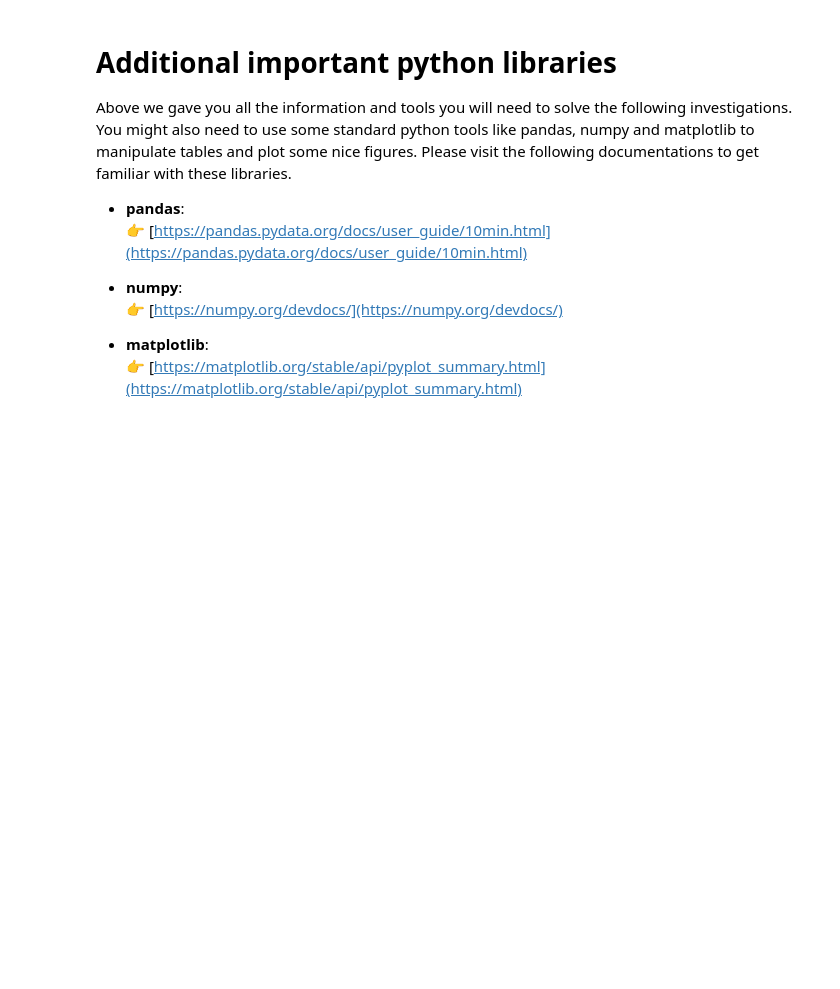
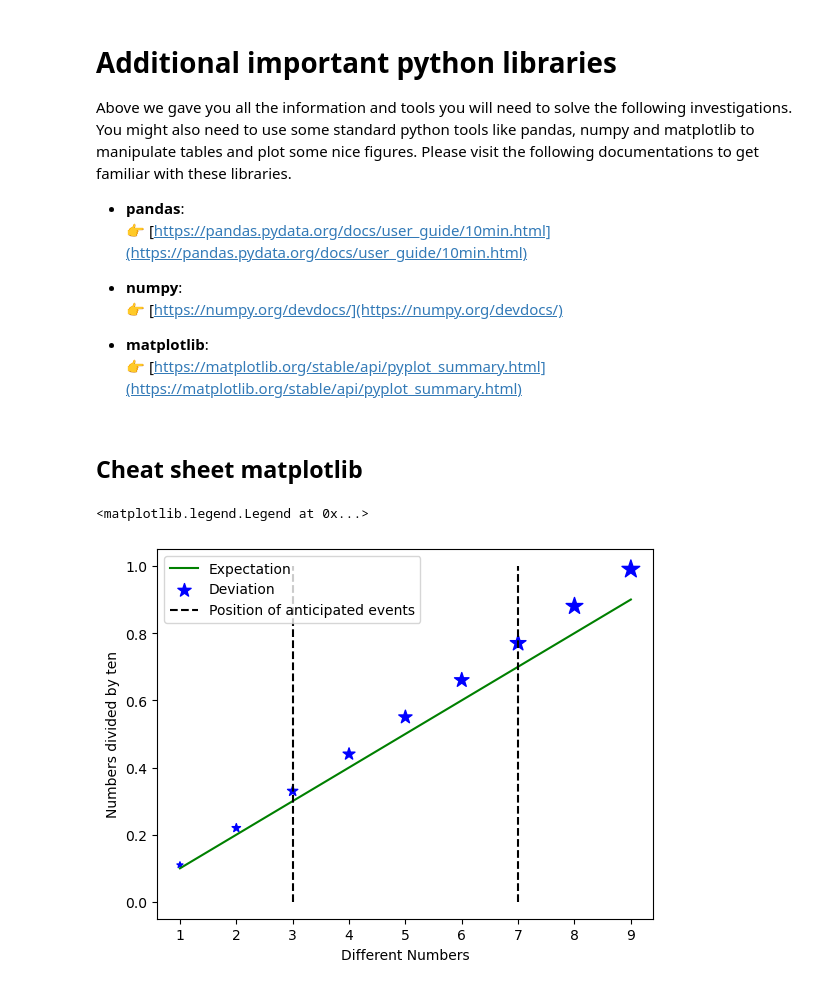
Before and after one commit to LaLioba/biomedical_data_analysis_25_practical, a Jupyter notebook: SAM_format_introduction.ipynb, the cells around one changed output. Saved outputs shown, nothing was run; the diff lists cells and outputs as text; code cells hidden in the pictures; blank space fills up the shorter version.

```diff
--- a/SAM_format_introduction.ipynb
+++ b/SAM_format_introduction.ipynb
@@ -383,6 +383,31 @@ Please visit the following documentations to get familiar with these libraries.
 
 - **matplotlib**:
   👉 [https://matplotlib.org/stable/api/pyplot_summary.html](https://matplotlib.org/stable/api/pyplot_summary.html)
+# %% [markdown]
+## Cheat sheet matplotlib
+# %%
+import matplotlib.pyplot as plt
+
+x = [1,2,3,4,5,6,7,8,9]
+
+y = [0.1,0.2,0.3,0.4,0.5,0.6,0.7,0.8,0.9]
+
+y2 = [0.11,0.22,0.33,0.44,0.55,0.66,0.77,0.88,0.99]
+
+marker_sizes = [i*20 for i in x]
+
+#initiate a figure with one figure
+fig, ax = plt.subplots(nrows=1,ncols=1)
+ax.plot(x,y, color = "green", label="Expectation")
+ax.scatter(x=x,y=y2,color = "blue",s=marker_sizes,marker="*",label="Deviation")
+ax.vlines(x=[3,7],ymin=0,ymax=1,colors="black",linestyles="--", label="Position of anticipated events")
+ax.set_xlabel("Different Numbers")
+ax.set_ylabel("Numbers divided by ten")
+
+ax.legend()
+# %% [output]
+<matplotlib.legend.Legend at 0x...>
+[figure, added]
 # %% [markdown]
 # Let's gain some experience ourselves !
 We gathered 3 samples of  a HEK293 control cell line and 3 samples of a UHRR cancer cell line and would like to investigate, if there are any significant changes in the modification landscape of specific cancer risk genes. Therefore, we aligned our datasets to the human reference genome hg38 and filtered the data for known cancer genes.
```
Also changed, not shown: parts of 14 cells of this notebook.
